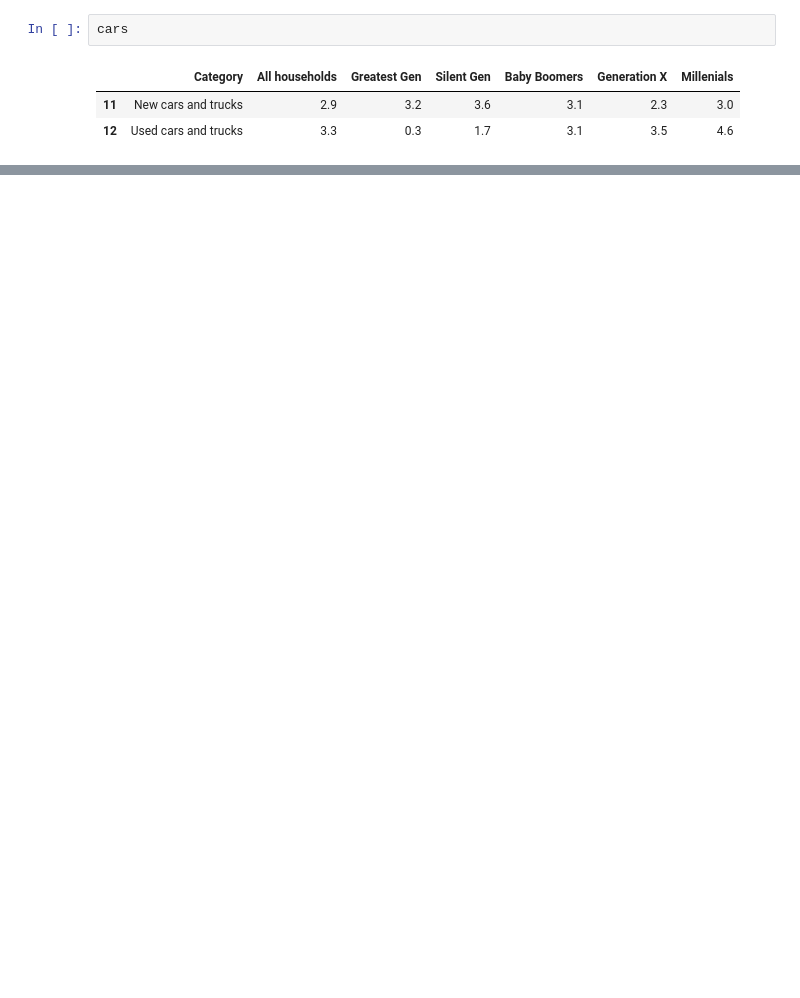
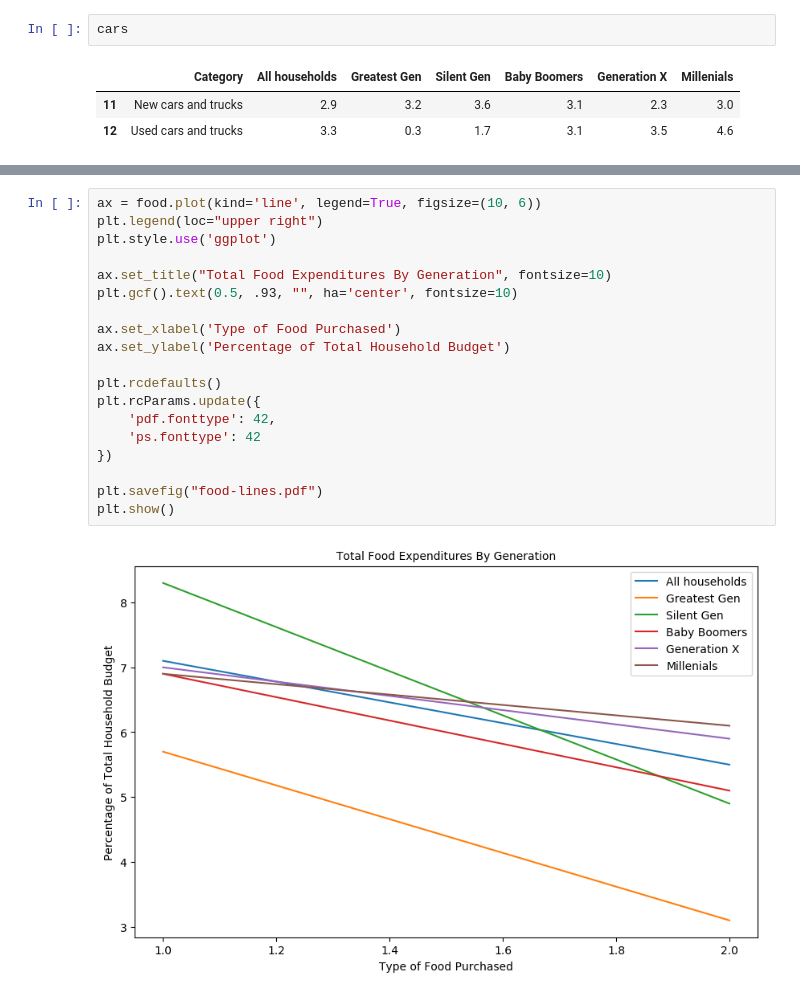
Before and after one commit to linleysanders/data-studio, a Jupyter notebook: Code/07-where-millennials-spend/Millennial Spending Data.ipynb, the cells around one changed output, grey strips where cells are left out. Drawn from its saved outputs; the diff is of its cells as text; blank space fills up the shorter version.

```diff
--- a/Code/07-where-millennials-spend/Millennial Spending Data.ipynb
+++ b/Code/07-where-millennials-spend/Millennial Spending Data.ipynb
@@ -181,0 +218,21 @@ cars
+# %%
+ax = food.plot(kind='line', legend=True, figsize=(10, 6))
+plt.legend(loc="upper right")
+plt.style.use('ggplot')
+
+ax.set_title("Total Food Expenditures By Generation", fontsize=10)
+plt.gcf().text(0.5, .93, "", ha='center', fontsize=10)
+
+ax.set_xlabel('Type of Food Purchased')
+ax.set_ylabel('Percentage of Total Household Budget')
+
+plt.rcdefaults()
+plt.rcParams.update({
+    'pdf.fonttype': 42,
+    'ps.fonttype': 42
+})
+
+plt.savefig("food-lines.pdf")
+plt.show()
+# %% [output]
+[figure, added]
```
Also changed, not shown: parts of 6 cells of this notebook, 15 other files.
